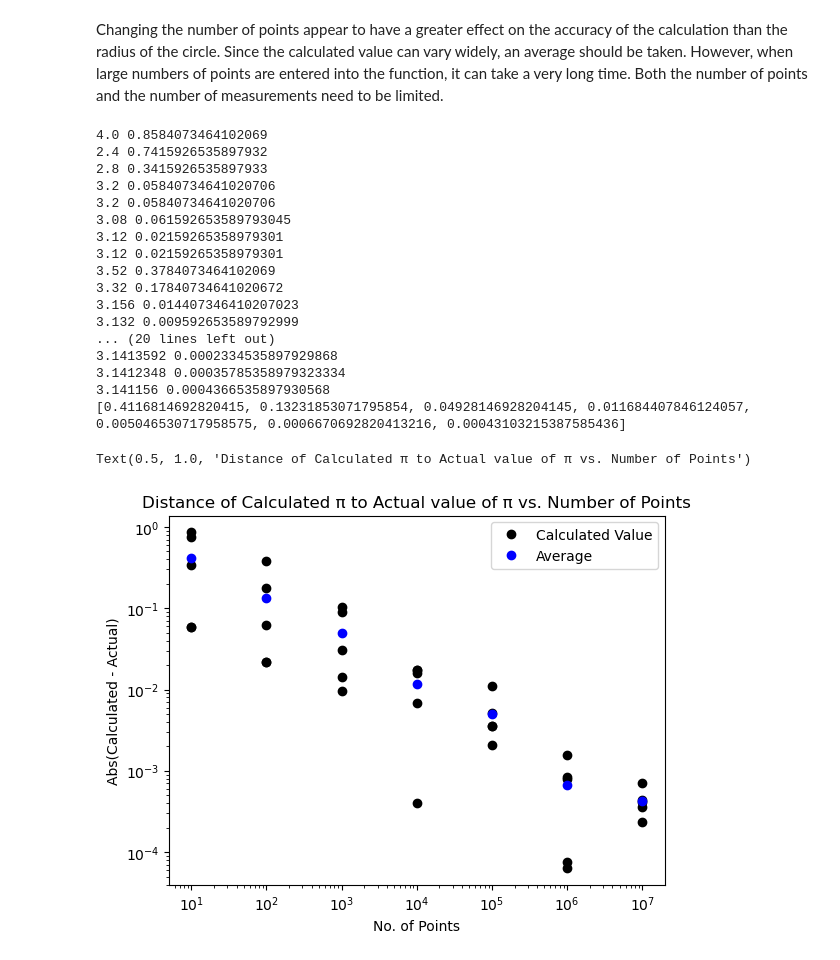
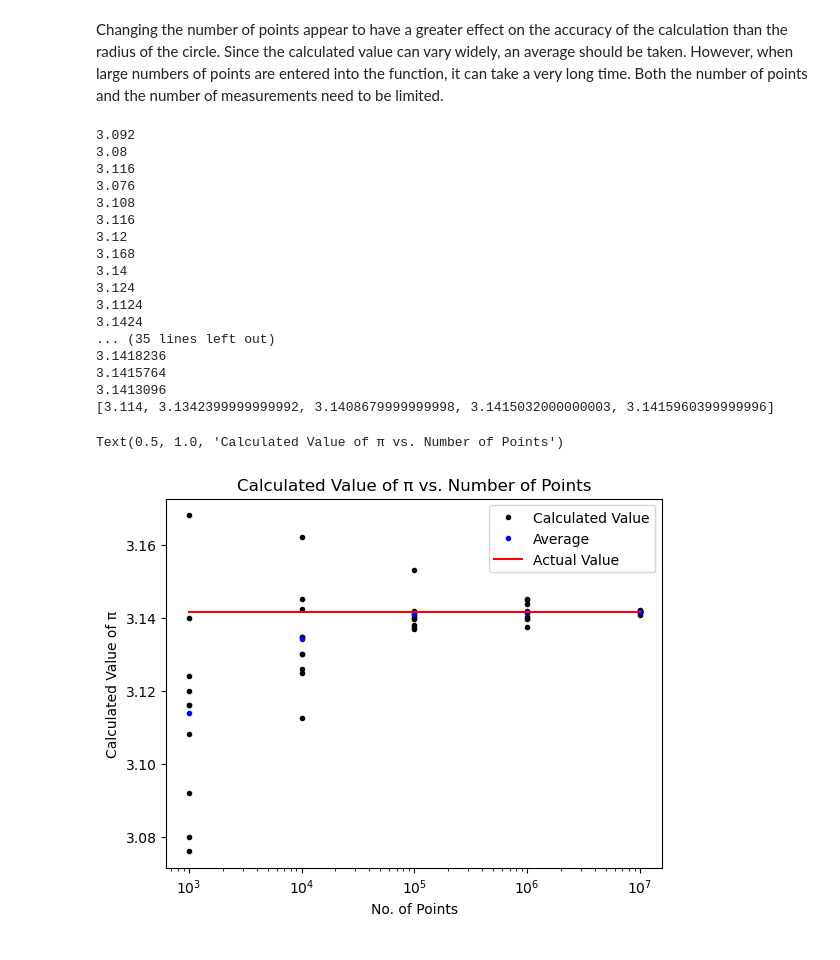
Before and after one commit to Alexander-Leesman/intro_python_project, a Jupyter notebook: calculate_pi.ipynb, the cells around one changed output. Saved outputs shown, nothing was run; the diff lists cells and outputs as text; code cells hidden in the pictures.

Commit message:
Changed the plot from the absolute value of the difference between the calculated and pi to a plot that shows the calculated values and a line representing pi on the same plot.

```diff
--- a/calculate_pi.ipynb
+++ b/calculate_pi.ipynb
@@ -46,62 +46,63 @@ import calculatepifunction as calcpi
 # %%
 # Runs the calculatepi function several times and finds an average of the values with an increasing number of points and appends the values to a list
 # increases by an order of magnitude.
-# The number of points will be ploted vs. the absolute value of the distance between pi and the calculated value of pi.
-# Additionally, the # of points will be plotted vs. the absolute value of the distance between pi and the average calculated value of pi.
+# The number of points will be ploted vs. the calculated value of pi.
+# Additionally, the # of points will be plotted vs. the average calculated value of pi.
 # Actual value of pi given by math.pi
 # Radius = 3
 
 pts = []
 pts2 = []
-dist = []
+val = []
 avg = []
+pi = []
 # starting value for number of points 10**h
-h = 1
+h = 3
 # number of times pi is calculated for each value of h
-k = 5
+k = 10
 
 while h <= 7:
     av = []
     for l in range(k):
         g = 10**h
         pic = calcpi.calculatepi(3, g)
-        diff = abs(math.pi - pic)
-        print(pic, diff)
+        print(pic)
         pts.append(g)
-        dist.append(diff)
-        av.append(diff)
+        val.append(pic)
+        av.append(pic)
     avg.append(sum(av)/k)
     pts2.append(10**h)
+    pi.append(math.pi)
     h += 1
 
 print(avg)
 
 # Plots The number of points vs. the absolute value of the distance between pi and the calculated value of pi.
 fig, dis = plt.subplots()
-dis.plot(pts, dist, 'ko', label="Calculated Value")
-dis.plot(pts2, avg, 'bo', label="Average")
+dis.plot(pts, val, 'k.', label="Calculated Value")
+dis.plot(pts2, avg, 'b.', label="Average")
+dis.plot(pts2, pi, 'r-', label="Actual Value")
 dis.legend()
 dis.set_xscale('log')
-dis.set_yscale('log')
-dis.set(xlabel='No. of Points', ylabel='Abs(Calculated - Actual)')
-dis.set_title('Distance of Calculated π to Actual value of π vs. Number of Points')
+dis.set(xlabel='No. of Points', ylabel='Calculated Value of π')
+dis.set_title('Calculated Value of π vs. Number of Points')
 # %% [output]
-4.0 0.8584073464102069
-2.4 0.7415926535897932
-2.8 0.3415926535897933
-3.2 0.05840734641020706
-3.2 0.05840734641020706
-3.08 0.061592653589793045
-3.12 0.02159265358979301
-3.12 0.02159265358979301
-3.52 0.3784073464102069
-3.32 0.17840734641020672
-3.156 0.014407346410207023
-3.132 0.009592653589792999
-... (20 lines left out)
-3.1413592 0.0002334535897929868
-3.1412348 0.00035785358979323334
-3.141156 0.0004366535897930568
-[0.4116814692820415, 0.13231853071795854, 0.04928146928204145, 0.011684407846124057, 0.005046530717958575, 0.0006670692820413216, 0.00043103215387585436]
+3.092
+3.08
+3.116
+3.076
+3.108
+3.116
+3.12
+3.168
+3.14
+3.124
+3.1124
+3.1424
+... (35 lines left out)
+3.1418236
+3.1415764
+3.1413096
+[3.114, 3.1342399999999992, 3.1408679999999998, 3.1415032000000003, 3.1415960399999996]
-Text(0.5, 1.0, 'Distance of Calculated π to Actual value of π vs. Number of Points')
+Text(0.5, 1.0, 'Calculated Value of π vs. Number of Points')
-[figure, old version]
+[figure, new version]
```
Also changed, not shown: parts of 1 cell of this notebook.
